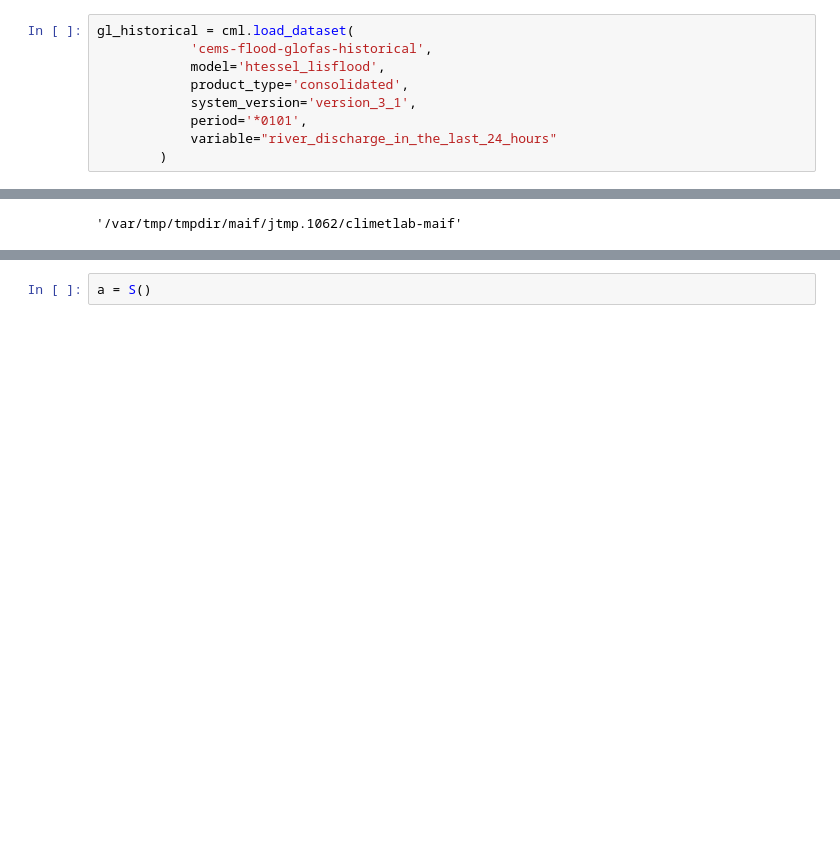
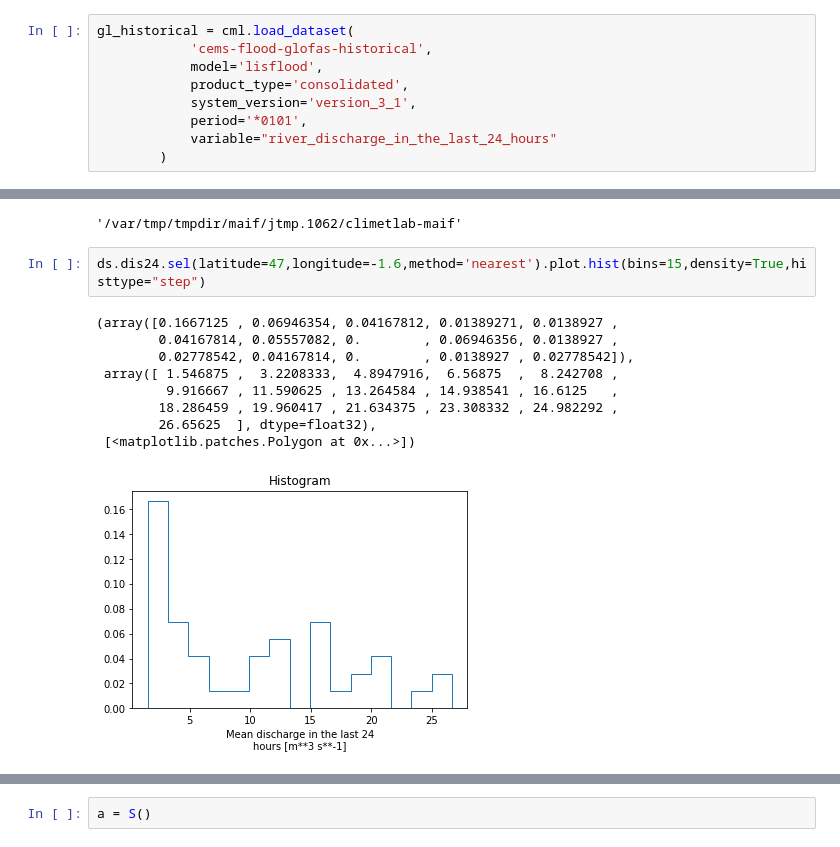
Before and after one commit to ecmwf-lab/climetlab-cems-flood, a Jupyter notebook: notebooks/demo_glofas.ipynb, the cells around one changed output, grey strips where cells are left out. Drawn from its saved outputs; the diff is of its cells as text; blank space fills up the shorter version.

```diff
--- a/notebooks/demo_glofas.ipynb
+++ b/notebooks/demo_glofas.ipynb
@@ -24,7 +6,7 @@ gl_forecast
 # %%
 gl_historical = cml.load_dataset(
             'cems-flood-glofas-historical',
-            model='htessel_lisflood',
+            model='lisflood',
             product_type='consolidated',
             system_version='version_3_1',
             period='*0101',
@@ -61,4 +54,16 @@ ds = ds.chunk({"time":1,"latitude":500,"longitude":500})
 cml.settings.get("cache-directory")
 # %% [output]
 '/var/tmp/tmpdir/maif/jtmp.1062/climetlab-maif'
+# %%
+ds.dis24.sel(latitude=47,longitude=-1.6,method='nearest').plot.hist(bins=15,density=True,histtype="step")
+# %% [output]
+(array([0.1667125 , 0.06946354, 0.04167812, 0.01389271, 0.0138927 ,
+        0.04167814, 0.05557082, 0.        , 0.06946356, 0.0138927 ,
+        0.02778542, 0.04167814, 0.        , 0.0138927 , 0.02778542]),
+ array([ 1.546875 ,  3.2208333,  4.8947916,  6.56875  ,  8.242708 ,
+         9.916667 , 11.590625 , 13.264584 , 14.938541 , 16.6125   ,
+        18.286459 , 19.960417 , 21.634375 , 23.308332 , 24.982292 ,
+        26.65625  ], dtype=float32),
+ [<matplotlib.patches.Polygon at 0x...>])
+[figure, added]
 # %%
```
Also changed, not shown: parts of 10 cells of this notebook, 1 other file.
